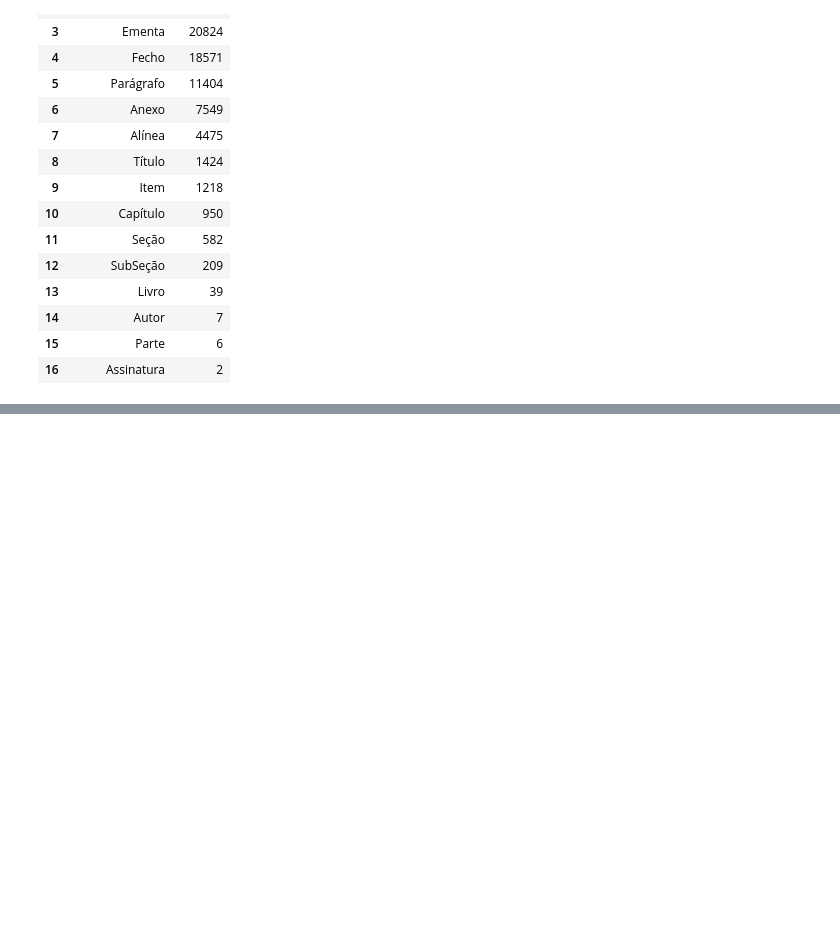
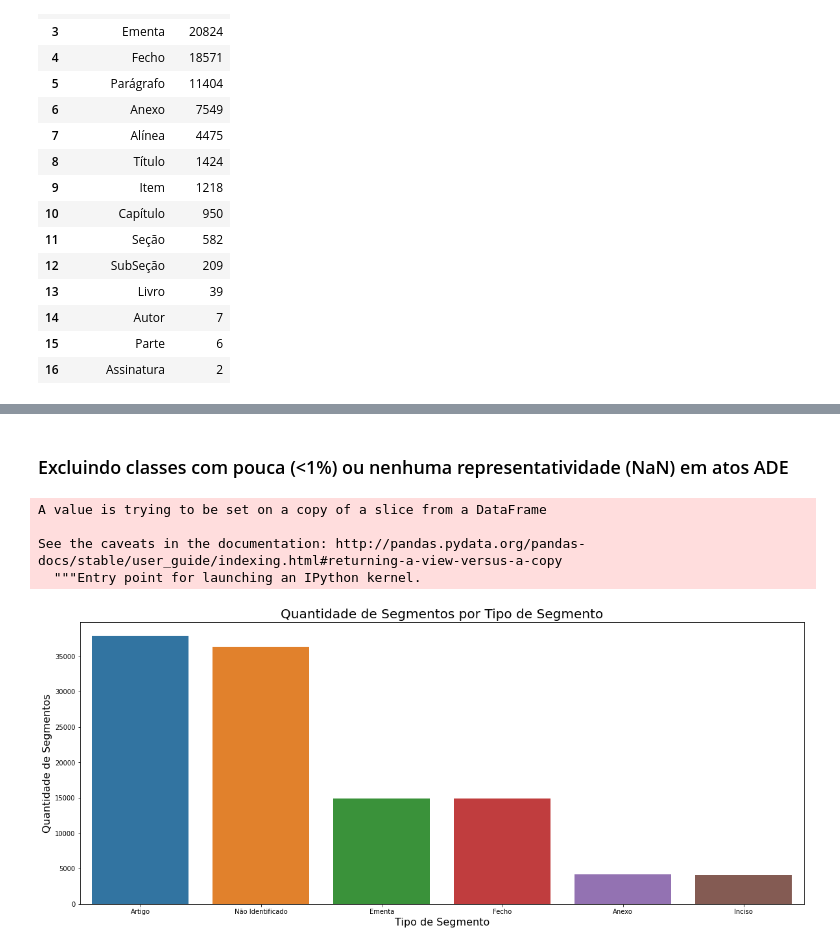
Before and after one commit to correialc/saan, a Jupyter notebook: analise-exploratoria.ipynb, the cells around one changed output, grey strips where cells are left out. Drawn from its saved outputs; the diff is of its cells as text; code cells hidden in the pictures; blank space fills up the shorter version.

```diff
--- a/analise-exploratoria.ipynb
+++ b/analise-exploratoria.ipynb
@@ -126,0 +205,28 @@ plt.show()
+# %% [markdown]
+### Excluindo classes com pouca (<1%) ou nenhuma representatividade (NaN) em atos ADE
+# %%
+# Nenhuma representatividade
+df_seg_cons.dropna(inplace=True)
+df_seg_cons['qtd_seg_ade'] = df_seg_cons['qtd_seg_ade'].astype('int')
+# %%
+total_seg_ade = df_seg_cons['qtd_seg_ade'].sum()
+df_seg_cons['perc_seg_ade'] = df_seg_cons['qtd_seg_ade']/total_seg_ade
+# %%
+# Pouca representatividade
+df_seg_cons = df_seg_cons[df_seg_cons['perc_seg_ade']>=0.01]
+# %%
+df_seg_cons.sort_values("qtd_seg_ade", ascending=False, inplace=True)
+# %% [output]
+A value is trying to be set on a copy of a slice from a DataFrame
+
+See the caveats in the documentation: http://pandas.pydata.org/pandas-docs/stable/user_guide/indexing.html#returning-a-view-versus-a-copy
+  """Entry point for launching an IPython kernel.
+# %%
+fig = plt.figure(figsize=(20,8))
+ax = sns.barplot(x='tipo_seg', y='qtd_seg_ade', data=df_seg_cons)
+ax.set_title('Quantidade de Segmentos por Tipo de Segmento', fontsize=20)
+ax.set_ylabel('Quantidade de Segmentos', fontsize=16)
+ax.set_xlabel('Tipo de Segmento', fontsize=16)
+plt.show()
+# %% [output]
+[figure, added]
```
Also changed, not shown: parts of 18 cells of this notebook.
